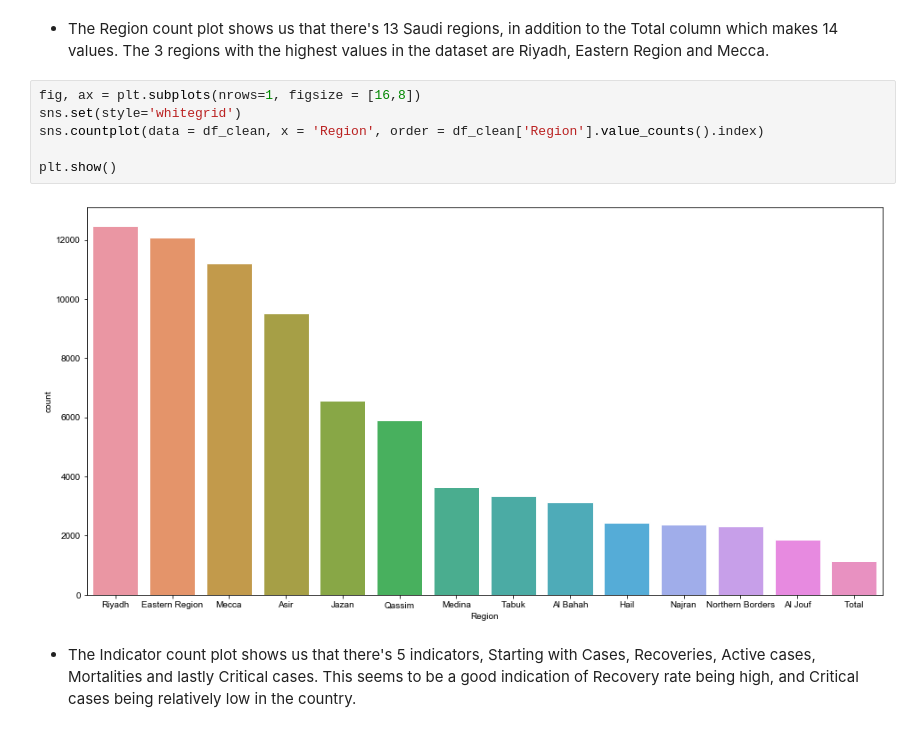
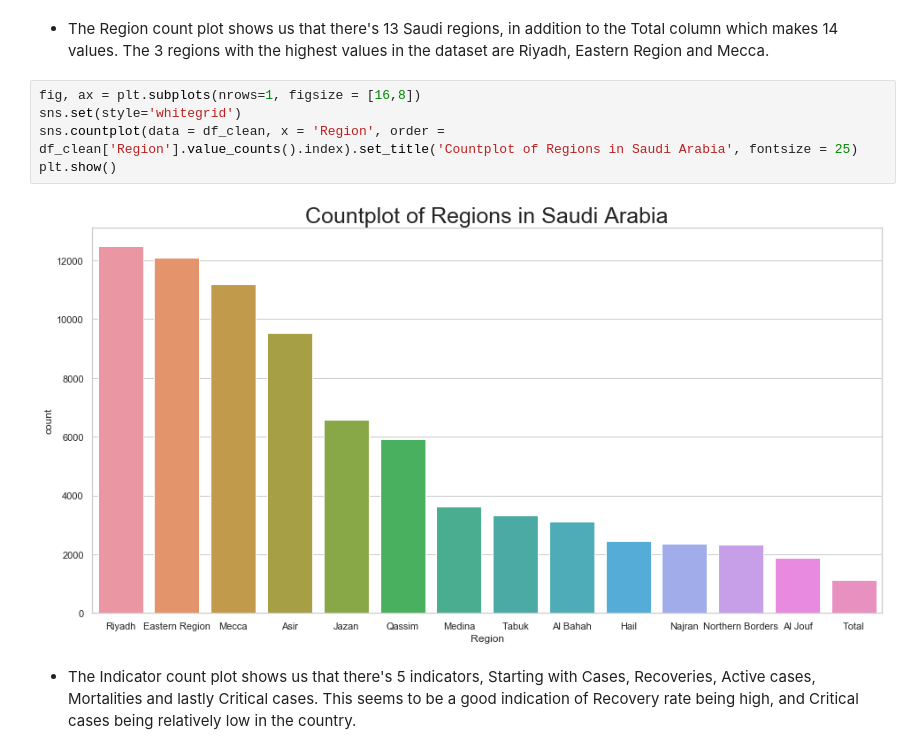
Before and after one commit to Fatima22x/Communicate-Data-Findings-DAND-Udacity, a Jupyter notebook: exploration_template.ipynb, the cells around one changed output. Drawn from its saved outputs; the diff is of its cells as text.

Commit message:
named univariate plots

```diff
--- a/exploration_template.ipynb
+++ b/exploration_template.ipynb
@@ -279,11 +279,10 @@ To start off the exploratory analysis, I made two count plots of the Region and
 # %%
 fig, ax = plt.subplots(nrows=1, figsize = [16,8])
 sns.set(style='whitegrid')
-sns.countplot(data = df_clean, x = 'Region', order = df_clean['Region'].value_counts().index)
-
+sns.countplot(data = df_clean, x = 'Region', order = df_clean['Region'].value_counts().index).set_title('Countplot of Regions in Saudi Arabia', fontsize = 25)
 plt.show()
 # %% [output]
-[figure, old version]
+[figure, new version]
 # %% [markdown]
 - The Indicator count plot shows us that there's 5 indicators, Starting with Cases, Recoveries, Active cases, Mortalities and lastly Critical cases. This seems to be a good indication of Recovery rate being high, and Critical cases being relatively low in the country.
 # %%
```
Also changed, not shown: parts of 8 cells of this notebook, 2 other files.
